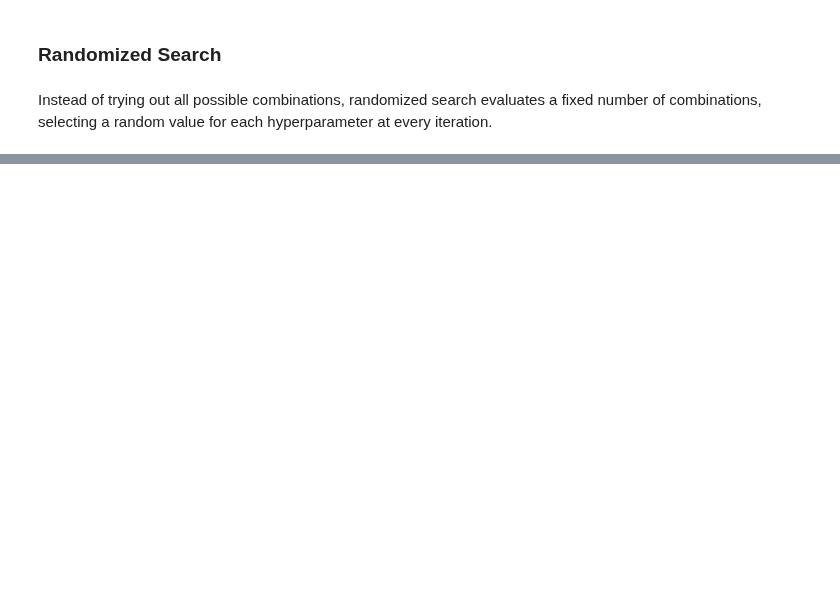
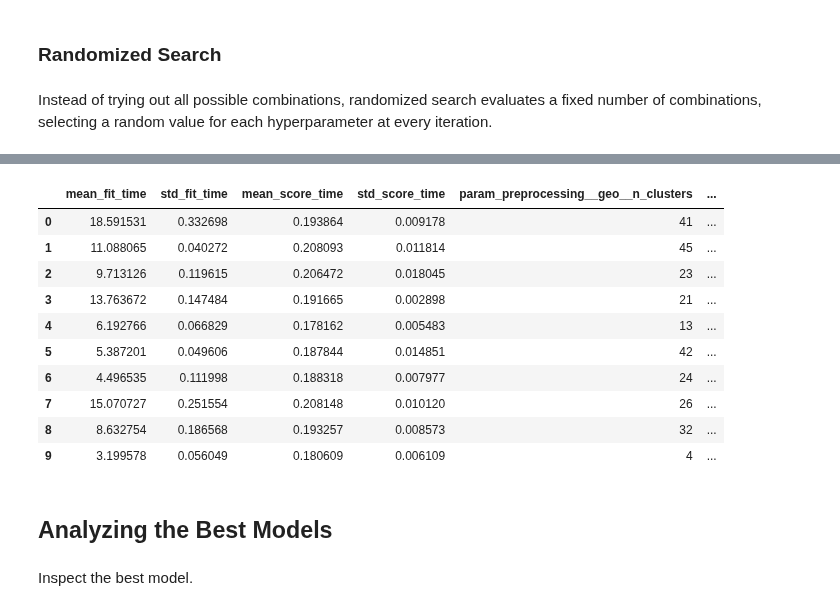
Before and after one commit to TaurusFire/Hands-on-Machine-Learning-Code-Notes, a Jupyter notebook: Chapter 2- Housing Project/HousingPrices.ipynb, the cells around one changed output, grey strips where cells are left out. Saved outputs shown, nothing was run; the diff lists cells and outputs as text; code cells hidden in the pictures; blank space fills up the shorter version.

Commit message:
updated HousingPrices

```diff
--- a/Chapter 2- Housing Project/HousingPrices.ipynb
+++ b/Chapter 2- Housing Project/HousingPrices.ipynb
@@ -825,12 +825,12 @@ paramGrid = [
       'random_forest__max_features':[6,8,10]}
 ]
 
-gridSearch = GridSearchCV(fullPipeline,
-                          param_grid=paramGrid,
-                          cv=3,
-                          scoring='neg_root_mean_squared_error')
+#gridSearch = GridSearchCV(fullPipeline,
+#                          param_grid=paramGrid,
+#                          cv=3,
+#                          scoring='neg_root_mean_squared_error')
 
-gridSearch.fit(housing, housing_labels)
+#gridSearch.fit(housing, housing_labels)
 # %% [output]
 GridSearchCV(cv=3,
              estimator=Pipeline(steps=[('preprocessing',
@@ -908,3 +908,12 @@ pd.DataFrame(gridSearch.cv_results_)
 ### Randomized Search
 # %% [markdown]
 Instead of trying out all possible combinations, randomized search evaluates a fixed number of combinations, selecting a random value for each hyperparameter at every iteration.
+# %%
+#create parameter distributions to pass to the randomised search instance
+param_distribs = {'preprocessing__geo__n_clusters': randint(low=3, high = 50),
+                  'random_forest__max_features': randint(low=2, high=20)}
+
+rnd_search = RandomizedSearchCV(fullPipeline, param_distributions=param_distribs, n_iter=10, cv = 3,
+                                scoring='neg_root_mean_squared_error', random_state=42)
+# %%
+rnd_search.fit(housing, housing_labels)
@@ -910,0 +937,19 @@ Instead of trying out all possible combinations, randomized search evaluates a f
+# %%
+pd.DataFrame(rnd_search.cv_results_)
+#found better results than in grid search
+# %% [output]
+|  | mean_fit_time | std_fit_time | mean_score_time | std_score_time | param_preprocessing__geo__n_clusters | ... |
+| 0 | 18.591531 | 0.332698 | 0.193864 | 0.009178 | 41 | ... |
+| 1 | 11.088065 | 0.040272 | 0.208093 | 0.011814 | 45 | ... |
+| 2 | 9.713126 | 0.119615 | 0.206472 | 0.018045 | 23 | ... |
+| 3 | 13.763672 | 0.147484 | 0.191665 | 0.002898 | 21 | ... |
+| 4 | 6.192766 | 0.066829 | 0.178162 | 0.005483 | 13 | ... |
+| 5 | 5.387201 | 0.049606 | 0.187844 | 0.014851 | 42 | ... |
+| 6 | 4.496535 | 0.111998 | 0.188318 | 0.007977 | 24 | ... |
+| 7 | 15.070727 | 0.251554 | 0.208148 | 0.010120 | 26 | ... |
+| 8 | 8.632754 | 0.186568 | 0.193257 | 0.008573 | 32 | ... |
+| 9 | 3.199578 | 0.056049 | 0.180609 | 0.006109 | 4 | ... |
+# %% [markdown]
+## Analyzing the Best Models
+# %% [markdown]
+Inspect the best model.
```
Also changed, not shown: parts of 20 cells of this notebook.
